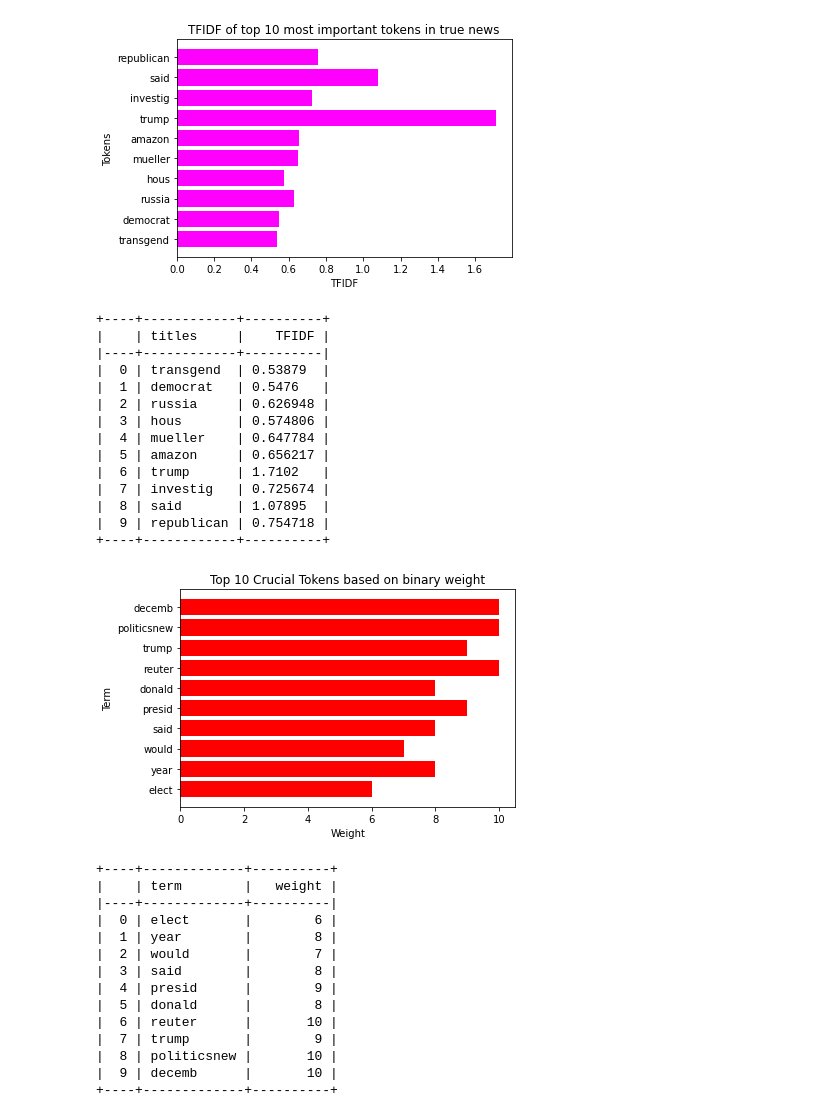
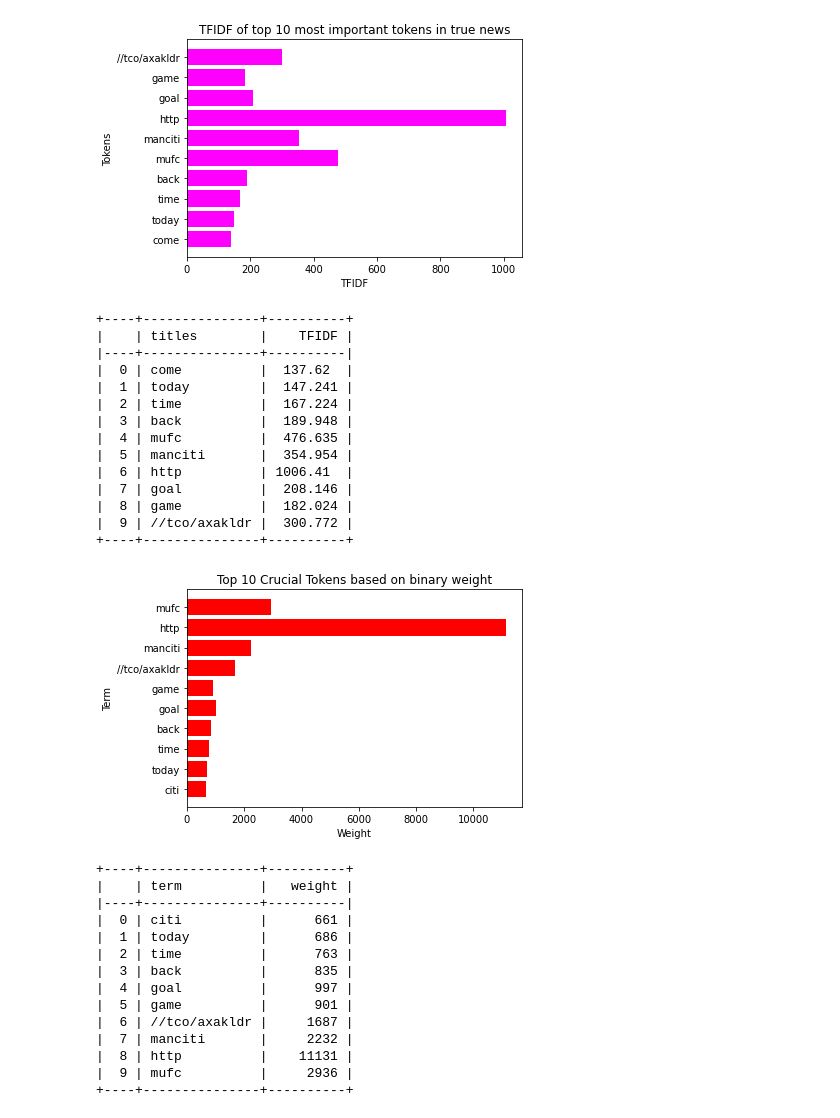
Before and after one commit to pawelp0499/Text-mining, a Jupyter notebook: visualizations.ipynb, the cells around one changed output. Drawn from its saved outputs; the diff is of its cells as text; code cells hidden in the pictures.

```diff
--- a/visualizations.ipynb
+++ b/visualizations.ipynb
@@ -7,8 +7,8 @@ import numpy as np
 import matplotlib.pyplot as plt
 
 
-dataset = pd.read_csv('./data/True.csv', usecols=['title', 'text'])
-sample = dataset['title'][:10]
+dataset = pd.read_csv('./data/test.csv', usecols=['full_tweet'], delimiter=',')
+sample = dataset['full_tweet']
 
 vectorizer = CountVectorizer(tokenizer=text_tokenizer)
 vectorizer_tf = TfidfVectorizer(tokenizer=text_tokenizer)
@@ -120,30 +120,30 @@ print(tabulate(df_3, headers='keys', tablefmt='psql'))
-[figure, old version]
+[figure, new version]
-+----+------------+----------+
-|    | titles     |    TFIDF |
-|----+------------+----------|
-|  0 | transgend  | 0.53879  |
-|  1 | democrat   | 0.5476   |
-|  2 | russia     | 0.626948 |
-|  3 | hous       | 0.574806 |
-|  4 | mueller    | 0.647784 |
-|  5 | amazon     | 0.656217 |
-|  6 | trump      | 1.7102   |
-|  7 | investig   | 0.725674 |
-|  8 | said       | 1.07895  |
-|  9 | republican | 0.754718 |
-+----+------------+----------+
++----+---------------+----------+
+|    | titles        |    TFIDF |
+|----+---------------+----------|
+|  0 | come          |  137.62  |
+|  1 | today         |  147.241 |
+|  2 | time          |  167.224 |
+|  3 | back          |  189.948 |
+|  4 | mufc          |  476.635 |
+|  5 | manciti       |  354.954 |
+|  6 | http          | 1006.41  |
+|  7 | goal          |  208.146 |
+|  8 | game          |  182.024 |
+|  9 | //tco/axakldr |  300.772 |
++----+---------------+----------+
-[figure, old version]
+[figure, new version]
-+----+-------------+----------+
-|    | term        |   weight |
-|----+-------------+----------|
-|  0 | elect       |        6 |
-|  1 | year        |        8 |
-|  2 | would       |        7 |
-|  3 | said        |        8 |
-|  4 | presid      |        9 |
-|  5 | donald      |        8 |
-|  6 | reuter      |       10 |
-|  7 | trump       |        9 |
-|  8 | politicsnew |       10 |
-|  9 | decemb      |       10 |
-+----+-------------+----------+
++----+---------------+----------+
+|    | term          |   weight |
+|----+---------------+----------|
+|  0 | citi          |      661 |
+|  1 | today         |      686 |
+|  2 | time          |      763 |
+|  3 | back          |      835 |
+|  4 | goal          |      997 |
+|  5 | game          |      901 |
+|  6 | //tco/axakldr |     1687 |
+|  7 | manciti       |     2232 |
+|  8 | http          |    11131 |
+|  9 | mufc          |     2936 |
++----+---------------+----------+
```
Also changed, not shown: parts of 2 cells of this notebook, 12 other files.
